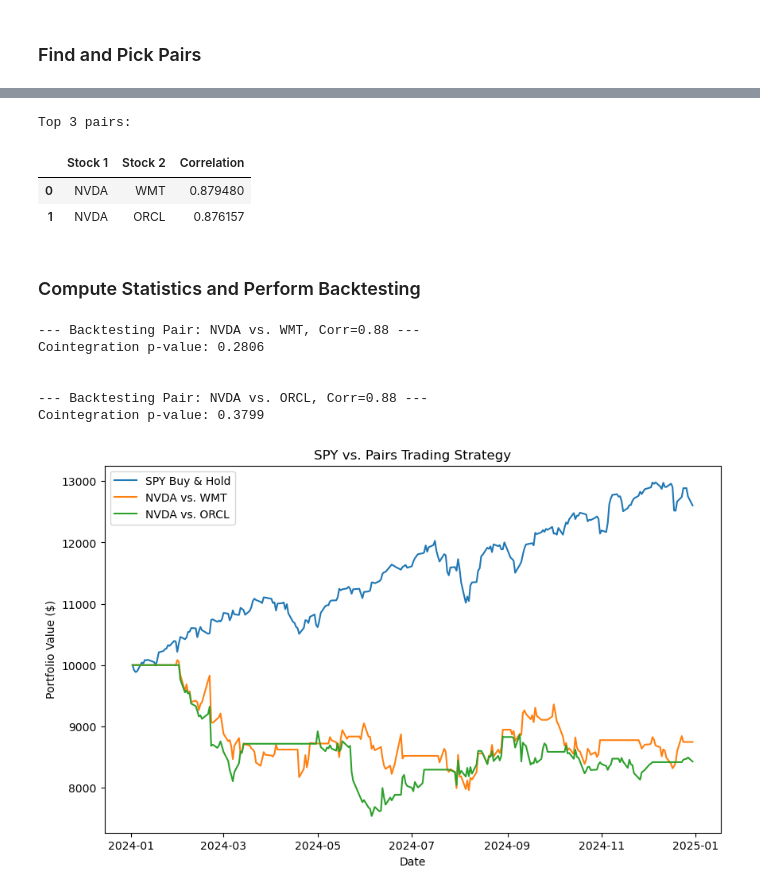
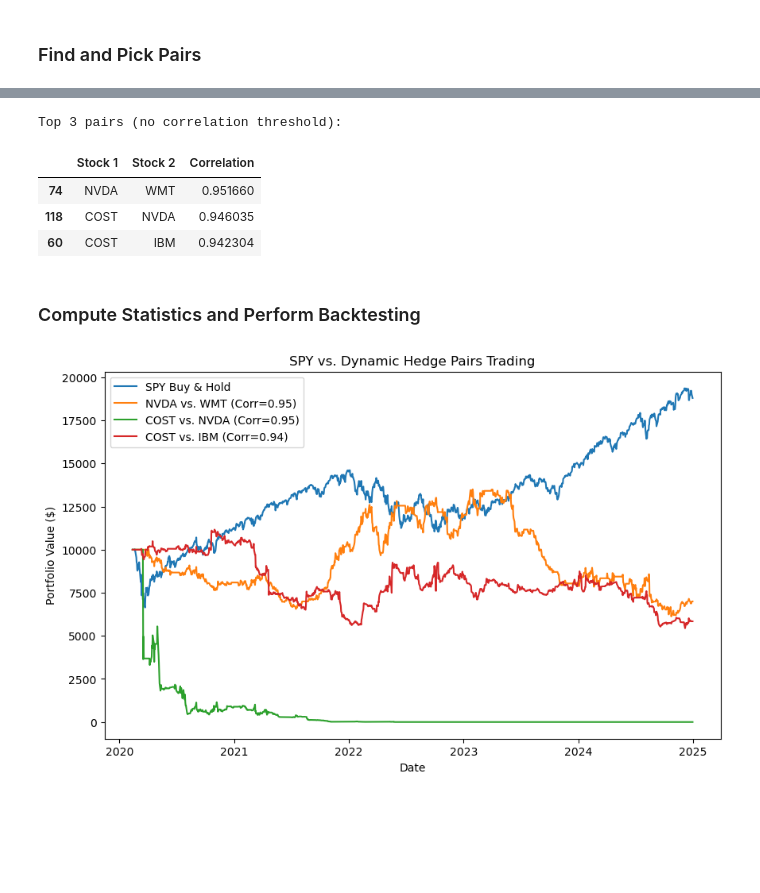
Before and after one commit to ArjunPatel32/MMR_ML_Trading, a Jupyter notebook: main.ipynb, the cells around one changed output, grey strips where cells are left out. Saved outputs shown, nothing was run; the diff lists cells and outputs as text; code cells hidden in the pictures; blank space fills up the shorter version.

Commit message:
- moving functions around - implementing dynamic hedging - plotting buy/sell graphs

```diff
--- a/main.ipynb
+++ b/main.ipynb
@@ -65,7 +58,7 @@ tickers = [
     "SPY"    # S&P 500 (benchmark)
 ]
 
-start_date = "2023-12-31"
+start_date = "2019-12-31"
 end_date   = "2024-12-31"
 historical_data = get_historical_data(tickers, start=start_date, end=end_date)
 
@@ -118,9 +95,0 @@ High Correlation Pairs (above 0.8 corr):
-# %%
-top_3_pairs = high_corr_df.head(3)
-print("Top 3 pairs:")
-display(top_3_pairs)
-# %% [output]
-Top 3 pairs:
-|  | Stock 1 | Stock 2 | Correlation |
-| 0 | NVDA | WMT | 0.879480 |
-| 1 | NVDA | ORCL | 0.876157 |
@@ -130,2 +96,24 @@ spy_series = historical_data["SPY"].dropna()
+# %%
+non_spy_data = historical_data.drop(columns=["SPY"], errors='ignore')
+
+# always compare to SPY
+spy_series = historical_data["SPY"].dropna()
+
+high_corr_df = detect_stock_pairs(
+    non_spy_data,
+    corr_threshold=0.5,
+    value_diff_threshold=10
+)
+
+# pick the top 3 correlations from that DataFrame
+top_3_pairs = high_corr_df.head(3)
+print("Top 3 pairs (no correlation threshold):")
+display(top_3_pairs)
+# %% [output]
+Top 3 pairs (no correlation threshold):
+|  | Stock 1 | Stock 2 | Correlation |
+| 74 | NVDA | WMT | 0.951660 |
+| 118 | COST | NVDA | 0.946035 |
+| 60 | COST | IBM | 0.942304 |
 # %% [markdown]
 ### Compute Statistics and Perform Backtesting
@@ -181,52 +120,44 @@ def run_pair_backtest(historical_data, stock1_name, stock2_name, spy_series, cor
 # %%
-# Create a list to hold (pair_label, backtest_df) for each pair
+# Collect backtest DataFrames
 all_backtests = []
-
-#Loop over the top 3 pairs and collect backtest results
 for i, row in top_3_pairs.iterrows():
     s1 = row["Stock 1"]
     s2 = row["Stock 2"]
     corr_val = row["Correlation"]
 
-    # Call your run_pair_backtest but remove the final plotting from inside it
-    # (or comment it out), so we only collect the DataFrame.
-    bt_df = run_pair_backtest(
+    bt_df = backtest_pair_with_capital(
         historical_data=historical_data,
         stock1_name=s1,
         stock2_name=s2,
         spy_series=spy_series,
-        correlation=corr_val,
+        window=30,
         initial_capital=10000.0,
         z_entry=1.0,
         z_exit=0.0
     )
-    # Save label and df
-    pair_label = f"{s1} vs. {s2}"
+    pair_label = f"{s1} vs. {s2} (Corr={corr_val:.2f})"
     all_backtests.append((pair_label, bt_df))
 
-# After loop, plot SPY and each pair's capital on a single graph
+# Plot SPY vs. each pair's capital
 fig, ax = plt.subplots(figsize=(10, 6))
 
-# assume the first DataFrame in all_backtests has the needed SPY_BuyHold
+spy_df = all_backtests[0][1]
+
+# Plot SPY
 ax.plot(
-    all_backtests[0][1].index,
-    all_backtests[0][1]['SPY_BuyHold'],
-    label='SPY Buy & Hold'
+    spy_df.index,
+    spy_df['SPY_BuyHold'],
+    label='SPY Buy & Hold',
 )
 
+# Plot each pair's strategy
 for label, df in all_backtests:
     ax.plot(df.index, df['Strategy_Capital'], label=label)
 
-ax.set_title('SPY vs. Pairs Trading Strategy')
+ax.set_title('SPY vs. Dynamic Hedge Pairs Trading')
 ax.set_xlabel('Date')
 ax.set_ylabel('Portfolio Value ($)')
 ax.legend()
 plt.show()
 # %% [output]
---- Backtesting Pair: NVDA vs. WMT, Corr=0.88 ---
-Cointegration p-value: 0.2806
-
-
---- Backtesting Pair: NVDA vs. ORCL, Corr=0.88 ---
-Cointegration p-value: 0.3799
-[figure, old version]
+[figure, new version]
```
Also changed, not shown: parts of 7 cells of this notebook, 7 other files.
